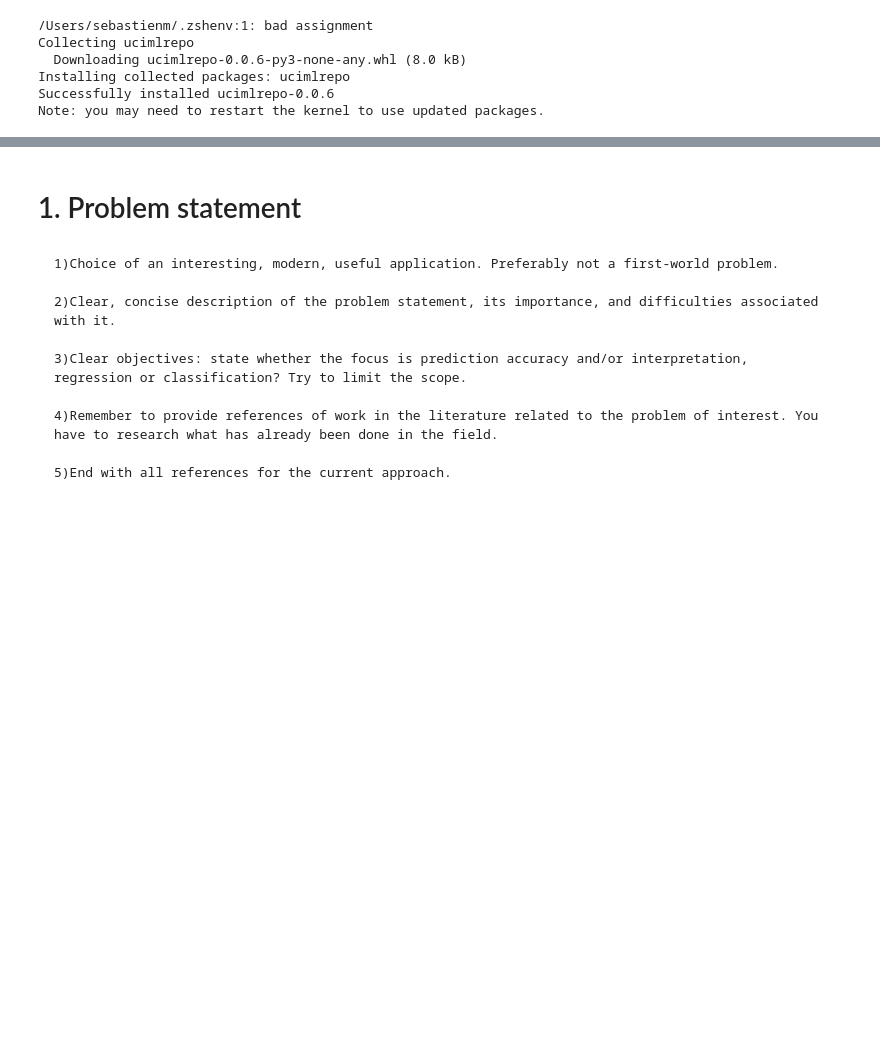
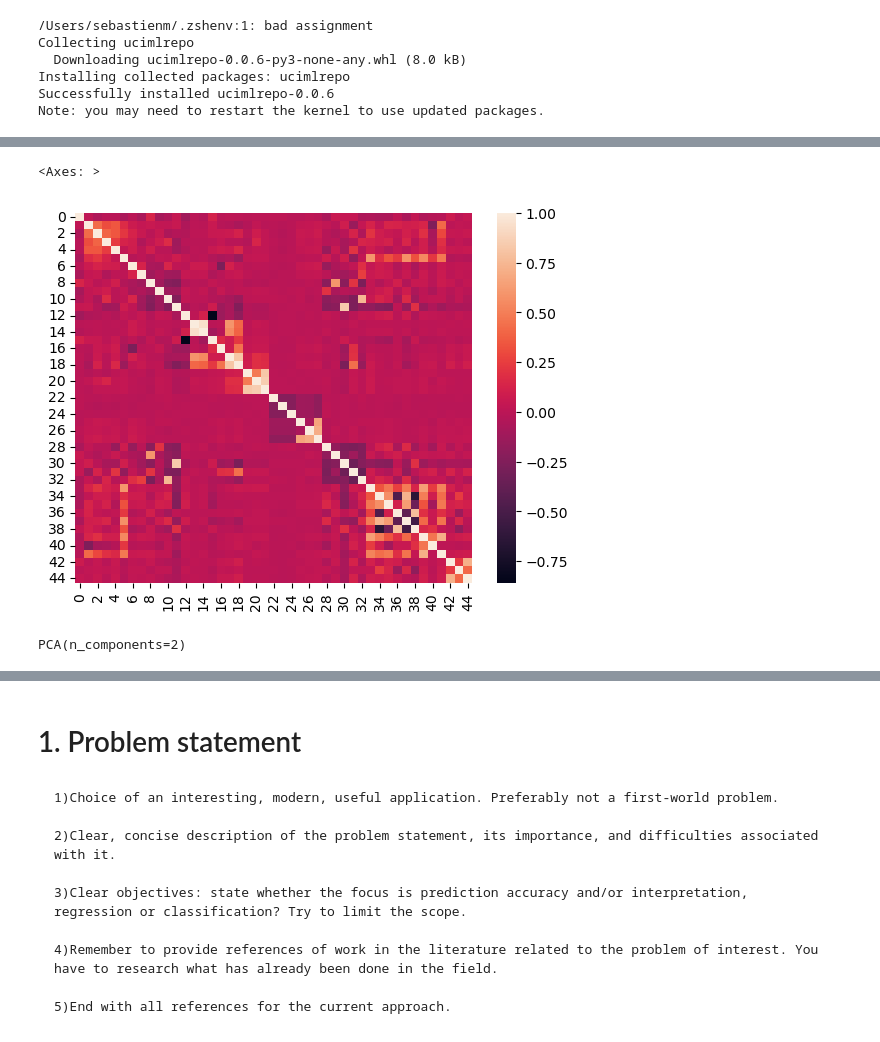
Before and after one commit to SebastienMeniere/Data-Science-A1, a Jupyter notebook: A1_project.ipynb, the cells around one changed output, grey strips where cells are left out. Cells and saved outputs as stored; diff of their text form; code cells hidden in the pictures; blank space fills up the shorter version.

```diff
--- a/A1_project.ipynb
+++ b/A1_project.ipynb
@@ -15,0 +46,5 @@ data =(pd.read_csv("OnlineNewsPopularity/OnlineNewsPopularity.csv"))
+# %%
+# this basicially shows that there is really very little correlation between the predictors
+# and the target.
+low_corr = np.where(np.absolute(corr_) <= 0.005)
+moderate_corr = np.where(np.absolute(corr_) >= 0.025)
@@ -15,0 +90,12 @@ data =(pd.read_csv("OnlineNewsPopularity/OnlineNewsPopularity.csv"))
+# %%
+cm = np.corrcoef(X.T.iloc[moderate_corr])
+sns.heatmap(cm)
+# %% [output]
+<Axes: >
+[figure, added]
+# %%
+moder_targ = moderate_preds.T.copy()
+pca = PCA(n_components= 2)
+pca.fit(moder_targ)
+# %% [output]
+PCA(n_components=2)
```
Also changed, not shown: parts of 20 cells of this notebook, 1 other file.
